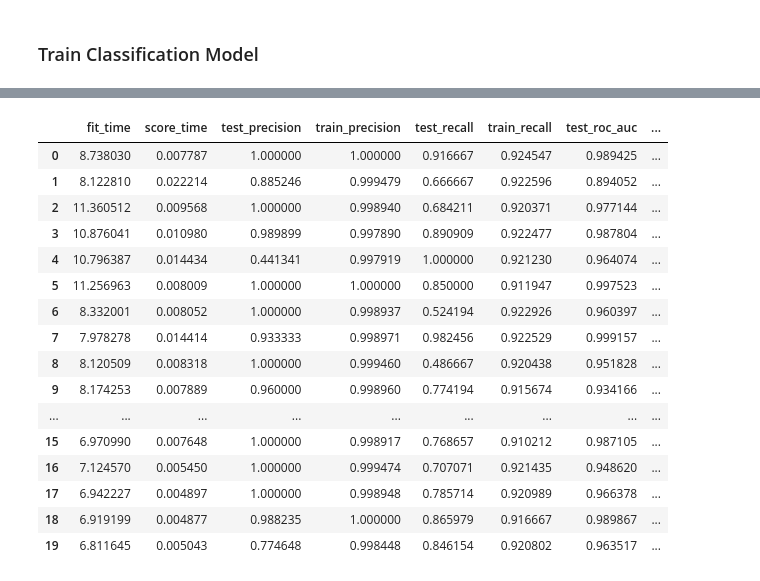
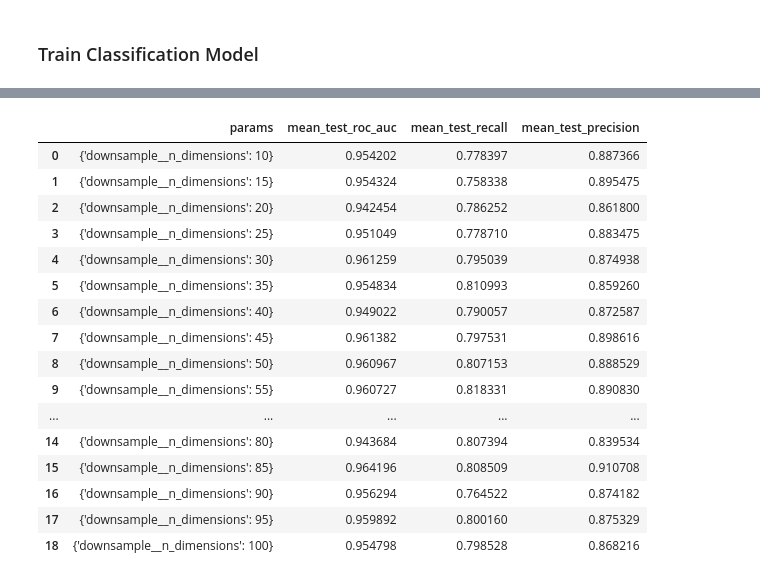
Before and after one commit to Jskacines/strain_learning, a Jupyter notebook: contact_classification.ipynb, the cells around one changed output, grey strips where cells are left out. Cells and saved outputs as stored; diff of their text form; code cells hidden in the pictures.

Commit message:
downsampling dimension tuning

```diff
--- a/contact_classification.ipynb
+++ b/contact_classification.ipynb
@@ -19,7 +19,7 @@ import re
 ### Read files
 # %%
 file_pattern = "*.csv"
-data_path = os.fspath("data/all")
+data_path = os.fspath("data/all_left")
 data_files = glob.glob(file_pattern, root_dir=data_path)
 
 
@@ -283,12 +243,19 @@ lp15 Total contacts: 65
 from sklearn.ensemble import GradientBoostingClassifier
 from sklearn.model_selection import cross_validate
 from sklearn.model_selection import PredefinedSplit
-model = GradientBoostingClassifier()
+from sklearn.model_selection import GridSearchCV
+from sklearn.pipeline import Pipeline
+# model = GradientBoostingClassifier()
 parameters = {
-    "learning_rate":[]
+    "downsample__n_dimensions":list(range(10,101,5))
 }
+pipeline = Pipeline([('downsample',DownsampleTransform()),('model',GradientBoostingClassifier())])
 folds = PredefinedSplit(cv_split_array)
-scores = cross_validate(model, downsampled_strain, contact_data.to_numpy().squeeze(), return_train_score=True,
-                        cv=folds, scoring=['precision','recall','roc_auc'], n_jobs = -1)
-
-score_df = pd.DataFrame(scores)
+scoring = {
+    'roc_auc': 'roc_auc',
+    'precision': 'precision',
+    'recall': 'recall'
+}
+grid = GridSearchCV(pipeline,parameters,return_train_score=True,
+                        cv=folds, scoring=scoring, refit='roc_auc', n_jobs = -1)
+grid.fit(cutoff_strain,contact_data.to_numpy().squeeze())
@@ -295,25 +275,25 @@ score_df = pd.DataFrame(scores)
 # %%
-score_df = pd.DataFrame(scores)
-score_df["test_set_id"] = test_id_names
-display(score_df)
+# display(grid.cv_results_)
+score = dict((key,grid.cv_results_[key]) for key in ["params","mean_test_roc_auc","mean_test_recall","mean_test_precision"])
+display(pd.DataFrame(score))
 # %% [output]
-|  | fit_time | score_time | test_precision | train_precision | test_recall | train_recall | test_roc_auc | ... |
-| 0 | 8.738030 | 0.007787 | 1.000000 | 1.000000 | 0.916667 | 0.924547 | 0.989425 | ... |
-| 1 | 8.122810 | 0.022214 | 0.885246 | 0.999479 | 0.666667 | 0.922596 | 0.894052 | ... |
-| 2 | 11.360512 | 0.009568 | 1.000000 | 0.998940 | 0.684211 | 0.920371 | 0.977144 | ... |
-| 3 | 10.876041 | 0.010980 | 0.989899 | 0.997890 | 0.890909 | 0.922477 | 0.987804 | ... |
-| 4 | 10.796387 | 0.014434 | 0.441341 | 0.997919 | 1.000000 | 0.921230 | 0.964074 | ... |
-| 5 | 11.256963 | 0.008009 | 1.000000 | 1.000000 | 0.850000 | 0.911947 | 0.997523 | ... |
-| 6 | 8.332001 | 0.008052 | 1.000000 | 0.998937 | 0.524194 | 0.922926 | 0.960397 | ... |
-| 7 | 7.978278 | 0.014414 | 0.933333 | 0.998971 | 0.982456 | 0.922529 | 0.999157 | ... |
-| 8 | 8.120509 | 0.008318 | 1.000000 | 0.999460 | 0.486667 | 0.920438 | 0.951828 | ... |
-| 9 | 8.174253 | 0.007889 | 0.960000 | 0.998960 | 0.774194 | 0.915674 | 0.934166 | ... |
-| ... | ... | ... | ... | ... | ... | ... | ... | ... |
-| 15 | 6.970990 | 0.007648 | 1.000000 | 0.998917 | 0.768657 | 0.910212 | 0.987105 | ... |
-| 16 | 7.124570 | 0.005450 | 1.000000 | 0.999474 | 0.707071 | 0.921435 | 0.948620 | ... |
-| 17 | 6.942227 | 0.004897 | 1.000000 | 0.998948 | 0.785714 | 0.920989 | 0.966378 | ... |
-| 18 | 6.919199 | 0.004877 | 0.988235 | 1.000000 | 0.865979 | 0.916667 | 0.989867 | ... |
-| 19 | 6.811645 | 0.005043 | 0.774648 | 0.998448 | 0.846154 | 0.920802 | 0.963517 | ... |
+|  | params | mean_test_roc_auc | mean_test_recall | mean_test_precision |
+| 0 | {'downsample__n_dimensions': 10} | 0.954202 | 0.778397 | 0.887366 |
+| 1 | {'downsample__n_dimensions': 15} | 0.954324 | 0.758338 | 0.895475 |
+| 2 | {'downsample__n_dimensions': 20} | 0.942454 | 0.786252 | 0.861800 |
+| 3 | {'downsample__n_dimensions': 25} | 0.951049 | 0.778710 | 0.883475 |
+| 4 | {'downsample__n_dimensions': 30} | 0.961259 | 0.795039 | 0.874938 |
+| 5 | {'downsample__n_dimensions': 35} | 0.954834 | 0.810993 | 0.859260 |
+| 6 | {'downsample__n_dimensions': 40} | 0.949022 | 0.790057 | 0.872587 |
+| 7 | {'downsample__n_dimensions': 45} | 0.961382 | 0.797531 | 0.898616 |
+| 8 | {'downsample__n_dimensions': 50} | 0.960967 | 0.807153 | 0.888529 |
+| 9 | {'downsample__n_dimensions': 55} | 0.960727 | 0.818331 | 0.890830 |
+| ... | ... | ... | ... | ... |
+| 14 | {'downsample__n_dimensions': 80} | 0.943684 | 0.807394 | 0.839534 |
+| 15 | {'downsample__n_dimensions': 85} | 0.964196 | 0.808509 | 0.910708 |
+| 16 | {'downsample__n_dimensions': 90} | 0.956294 | 0.764522 | 0.874182 |
+| 17 | {'downsample__n_dimensions': 95} | 0.959892 | 0.800160 | 0.875329 |
+| 18 | {'downsample__n_dimensions': 100} | 0.954798 | 0.798528 | 0.868216 |
 # %%
 from sklearn.ensemble import GradientBoostingRegressor
 from sklearn.model_selection import cross_validate, KFold
```
Also changed, not shown: parts of 13 cells of this notebook.
